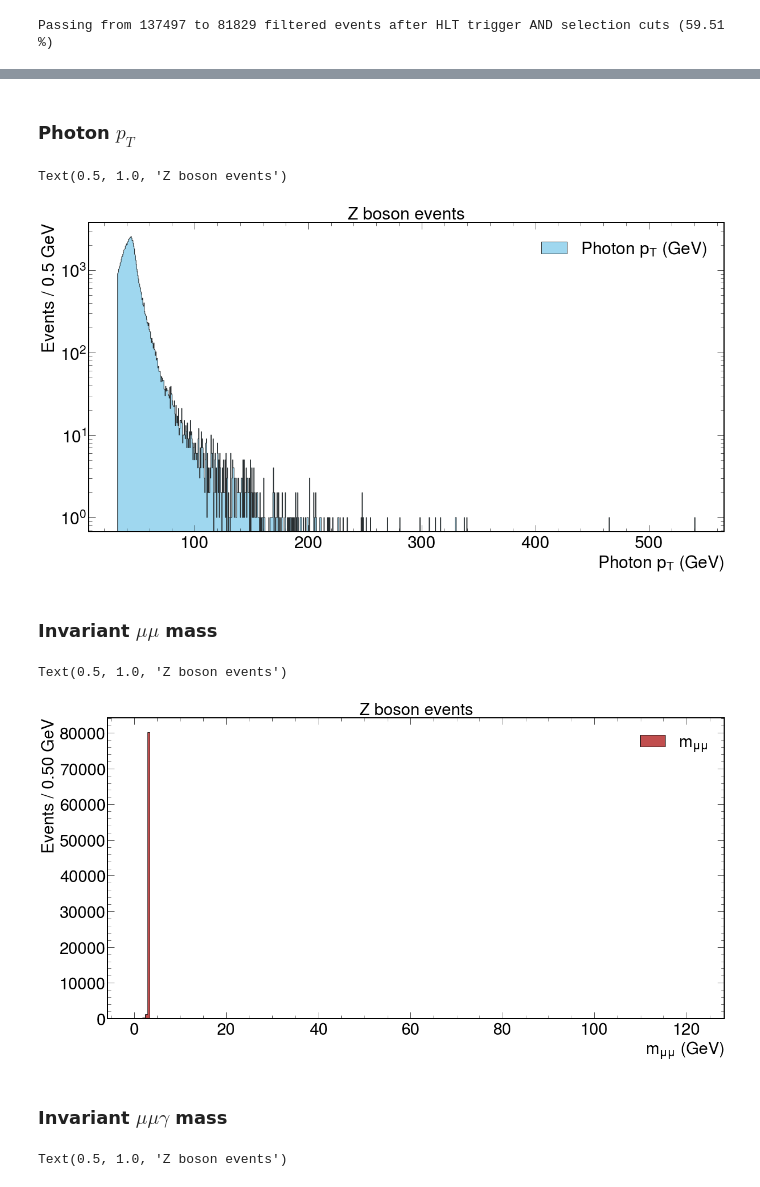
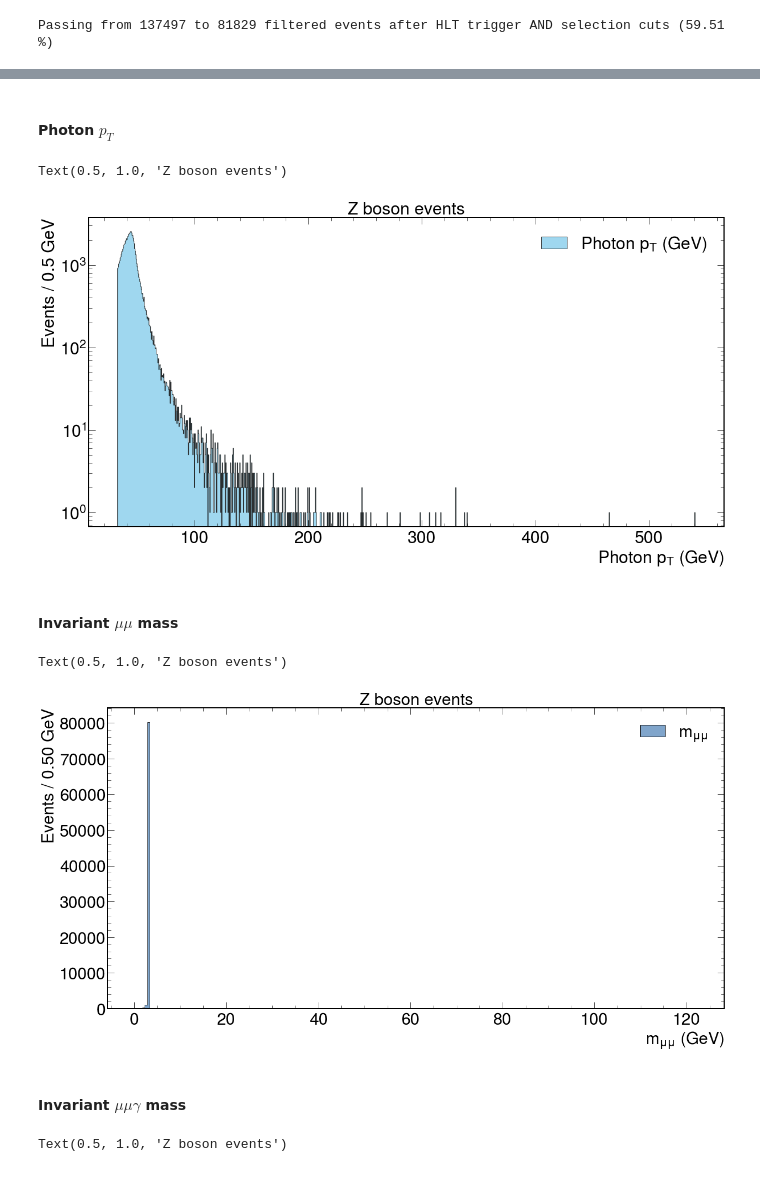
Before and after one commit to javivilladamigo/ResearchActivities, a Jupyter notebook: efficiencies.ipynb, the cells around one changed output, grey strips where cells are left out. Drawn from its saved outputs; the diff is of its cells as text; code cells hidden in the pictures.

```diff
--- a/efficiencies.ipynb
+++ b/efficiencies.ipynb
@@ -11,4 +11,5 @@ import awkward as ak
 import matplotlib.pyplot as plt
 import mplhep as hep
 plt.style.use([hep.style.CMS])
+QCD_color, Z_color, H_color = ["firebrick", "#608fbe", "darkorange"]
 from coffea.nanoevents import NanoEventsFactory, NanoAODSchema
@@ -63,0 +53,3 @@ Ntot_Z_events = 459000 # total of events in the whole of the 6 Z boson files
+# %%
+thMuon = 18.
+thPhoton = 32.
@@ -331,5 +357,5 @@ Text(0.5, 1.0, 'Z boson events')
 # %% [markdown]
-### Photon $p_{T}$
+#### Photon $p_{T}$
 # %%
 _min = 0
 _max = ak.max(selectedPhoton1.pt)
@@ -358,41 +384,41 @@ ax.legend(loc = "best", fontsize = 30)
 ax.set_title("Z boson events", fontsize = 30)
 # %% [output]
 Text(0.5, 1.0, 'Z boson events')
-[figure, old version]
+[figure, new version]
 # %% [markdown]
-### Invariant $\mu\mu$ mass
+#### Invariant $\mu\mu$ mass
 # %%
 _min = 0
 _max = ak.max(selectedJPsi.mass)
 width = .5 # GeV
 nbins = int(round((_max - _min) / width)) + 1
 
 _JPsi_mass =  ak.flatten(selectedJPsi.mass[(selectedJPsi.mass > _min) & (selectedJPsi.mass < _max)], axis = None)
 
 
 fig, ax = plt.subplots(figsize=(20, 10))
 ax.hist(
     _JPsi_mass,
     bins = nbins,
     histtype = "stepfilled",
-    color = "firebrick",
+    color = Z_color,
     alpha = 0.8,
     edgecolor = "black",
     label = r"$m_{\mu \mu}$"
 )
 #ax.set_yscale("log")
 ax.tick_params(axis = 'both', which = 'major', labelsize = 30)
 ax.set_xlabel("$m_{\mu \mu}\ ({\\rm GeV})$", fontsize = 30)
 ax.set_ylabel("Events / %.2f GeV" % width, fontsize = 30)
 #ax.set_xlim(_min, _max)
 #ax.set_ylim(0, 5)
 ax.legend(loc = "best", fontsize = 30)
 ax.set_title("Z boson events", fontsize = 30)
 # %% [output]
 Text(0.5, 1.0, 'Z boson events')
-[figure, old version]
+[figure, new version]
 # %% [markdown]
-### Invariant $\mu\mu\gamma$ mass
+#### Invariant $\mu\mu\gamma$ mass
 # %%
 _min = 60
 _max = ak.max(selectedHorZ.mass) + 10
```
Also changed, not shown: parts of 88 cells of this notebook.
